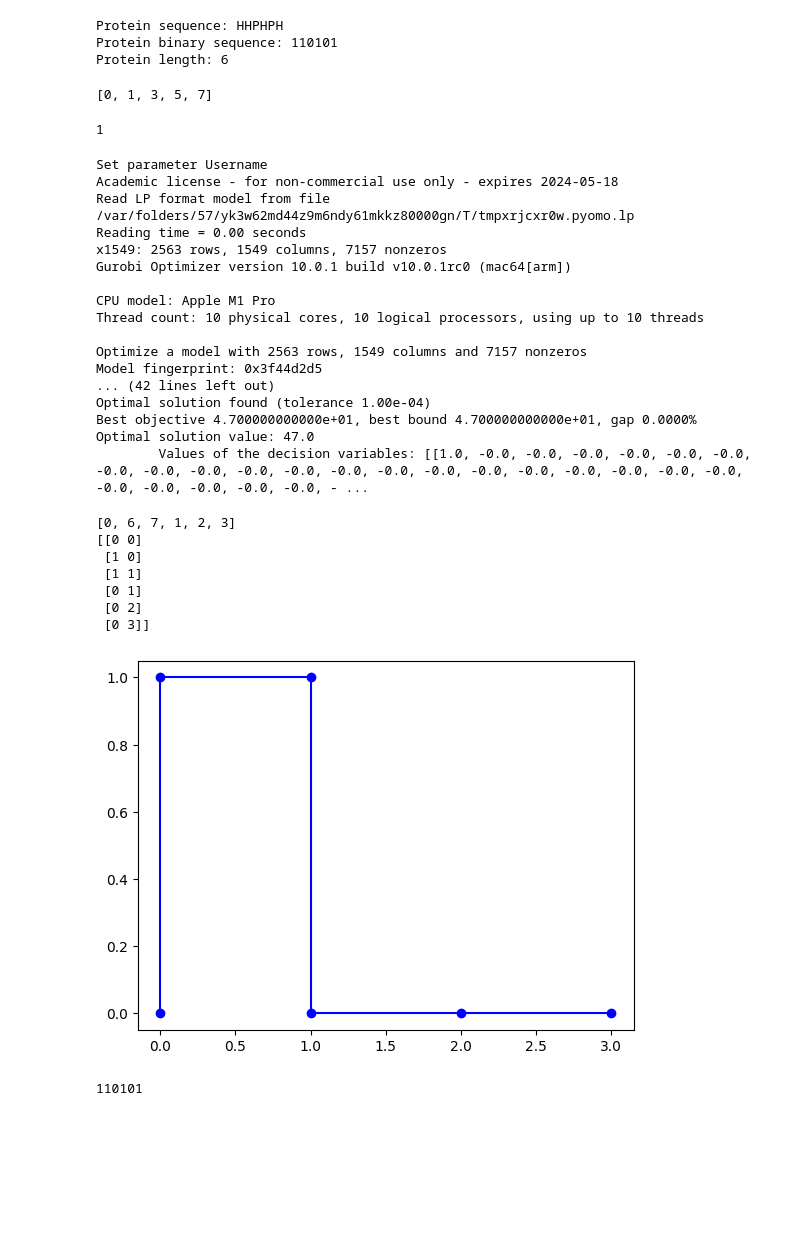
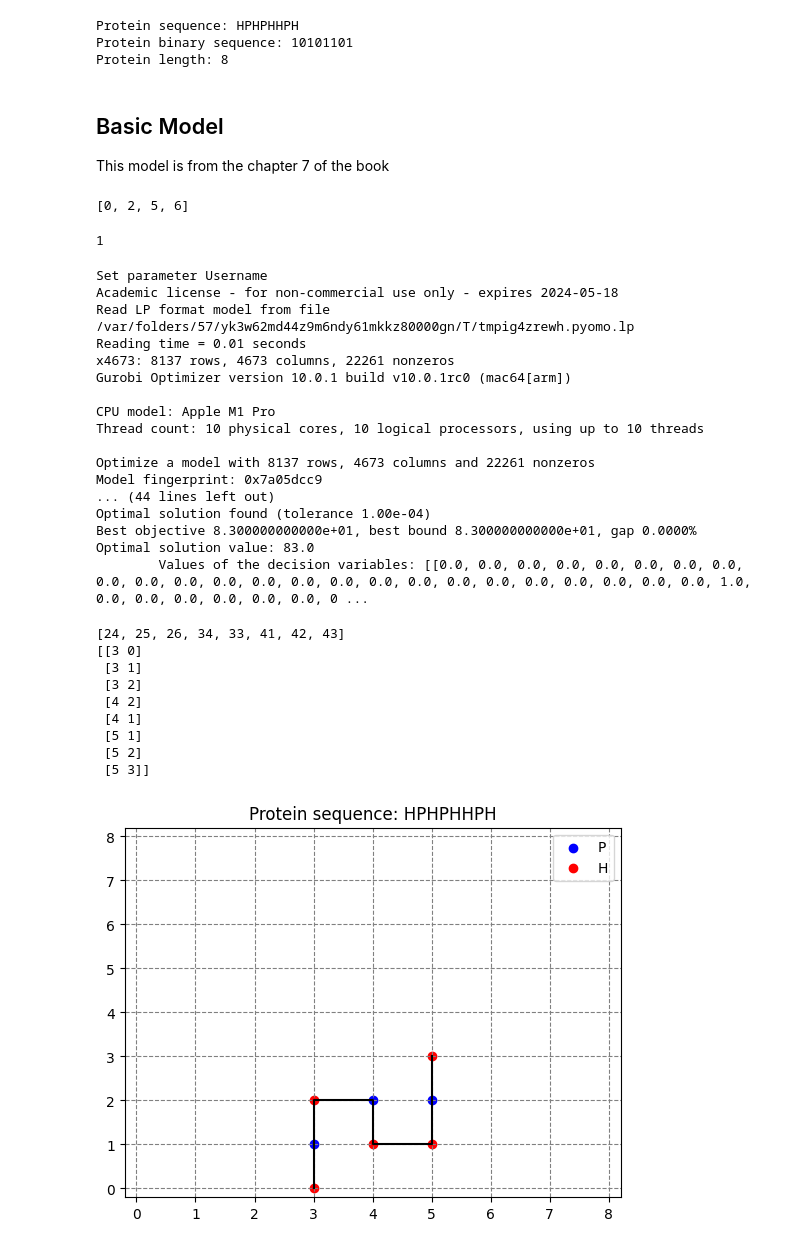
Before and after one commit to AndreiBlindu/ILP_protein_folding, a Jupyter notebook: ilp_protein_folding.ipynb, the cells around one changed output. Drawn from its saved outputs; the diff is of its cells as text; code cells hidden in the pictures; blank space fills up the shorter version.

Commit message:
plot folding + begin graph formulation

```diff
--- a/ilp_protein_folding.ipynb
+++ b/ilp_protein_folding.ipynb
@@ -17,7 +17,7 @@ def get_binary_string(sequence):
             raise Exception("Invalid sequence, only 'H' and 'P' are allowed")
     return binary
 # %%
-protein_sequence = "HHPHPH"
+protein_sequence = "HPHPHH"
 protein_binary_sequence = get_binary_string(protein_sequence)
 
 print("Protein sequence:", protein_sequence)
@@ -25,9 +25,12 @@ print("Protein binary sequence:", protein_binary_sequence)
 n = len(protein_sequence)
 print("Protein length:", n)
 # %% [output]
-Protein sequence: HHPHPH
-Protein binary sequence: 110101
-Protein length: 6
+Protein sequence: HPHPHHPH
+Protein binary sequence: 10101101
+Protein length: 8
+# %% [markdown]
+## Basic Model
+This model is from the chapter 7 of the book
 # %%
 def neighboring_set(p, n):
     grid_size = n*n
@@ -48,7 +51,7 @@ def get_hydrophobic_set(seq):
 
 print(get_hydrophobic_set(protein_binary_sequence))
 # %% [output]
-[0, 1, 3, 5, 7]
+[0, 2, 5, 6]
 # %%
 def calculate_offset(seq):
     count = 0
@@ -146,45 +149,54 @@ x = ILP_basic_formulation(protein_binary_sequence)
 # %% [output]
 Set parameter Username
 Academic license - for non-commercial use only - expires 2024-05-18
-Read LP format model from file /var/folders/57/yk3w62md44z9m6ndy61mkkz80000gn/T/tmpxrjcxr0w.pyomo.lp
-Reading time = 0.00 seconds
-x1549: 2563 rows, 1549 columns, 7157 nonzeros
+Read LP format model from file /var/folders/57/yk3w62md44z9m6ndy61mkkz80000gn/T/tmpig4zrewh.pyomo.lp
+Reading time = 0.01 seconds
+x4673: 8137 rows, 4673 columns, 22261 nonzeros
 Gurobi Optimizer version 10.0.1 build v10.0.1rc0 (mac64[arm])
 
 CPU model: Apple M1 Pro
 Thread count: 10 physical cores, 10 logical processors, using up to 10 threads
 
-Optimize a model with 2563 rows, 1549 columns and 7157 nonzeros
-Model fingerprint: 0x3f44d2d5
-... (42 lines left out)
+Optimize a model with 8137 rows, 4673 columns and 22261 nonzeros
+Model fingerprint: 0x7a05dcc9
+... (44 lines left out)
 Optimal solution found (tolerance 1.00e-04)
-Best objective 4.700000000000e+01, best bound 4.700000000000e+01, gap 0.0000%
-Optimal solution value: 47.0
-        Values of the decision variables: [[1.0, -0.0, -0.0, -0.0, -0.0, -0.0, -0.0, -0.0, -0.0, -0.0, -0.0, -0.0, -0.0, -0.0, -0.0, -0.0, -0.0, -0.0, -0.0, -0.0, -0.0, -0.0, -0.0, -0.0, -0.0, -0.0, - ...
+Best objective 8.300000000000e+01, best bound 8.300000000000e+01, gap 0.0000%
+Optimal solution value: 83.0
+        Values of the decision variables: [[0.0, 0.0, 0.0, 0.0, 0.0, 0.0, 0.0, 0.0, 0.0, 0.0, 0.0, 0.0, 0.0, 0.0, 0.0, 0.0, 0.0, 0.0, 0.0, 0.0, 0.0, 0.0, 0.0, 0.0, 1.0, 0.0, 0.0, 0.0, 0.0, 0.0, 0.0, 0 ...
 # %%
 positions = []
 pos = []
 for i in range(len(x)):
     for p in range(len(x[i])):
         if x[i][p] == 1:
             positions.append((p // n, p % n))
             pos.append(p)
 print(pos)
 data = np.asarray(positions)
 print(data)
 
-plt.plot(data[:,1], data[:,0], 'b') # line segments
-plt.scatter(data[:,1], data[:,0], c='b') # markers
+H_set = get_hydrophobic_set(protein_binary_sequence)
+P_set = list(set(np.arange(0,n)) - set(H_set))
+
+plt.title("Protein sequence: "+protein_sequence)
+plt.plot(data[:,0], data[:,1], 'black') # line segments
+plt.scatter(data[P_set,0], data[P_set,1], c='b', label="P")
+plt.scatter(data[H_set,0], data[H_set,1], c='r', label="H")
+plt.axis([-0.2, n+0.2, -0.2, n+0.2])
+plt.rc('grid', linestyle="--", color='grey')
+plt.grid(True)
+plt.legend()
 
 plt.show()
-print(protein_binary_sequence)
 # %% [output]
-[0, 6, 7, 1, 2, 3]
-[[0 0]
- [1 0]
- [1 1]
- [0 1]
- [0 2]
- [0 3]]
+[24, 25, 26, 34, 33, 41, 42, 43]
+[[3 0]
+ [3 1]
+ [3 2]
+ [4 2]
+ [4 1]
+ [5 1]
+ [5 2]
+ [5 3]]
-[figure, old version]
+[figure, new version]
-110101
```
Also changed, not shown: parts of 7 cells of this notebook.
